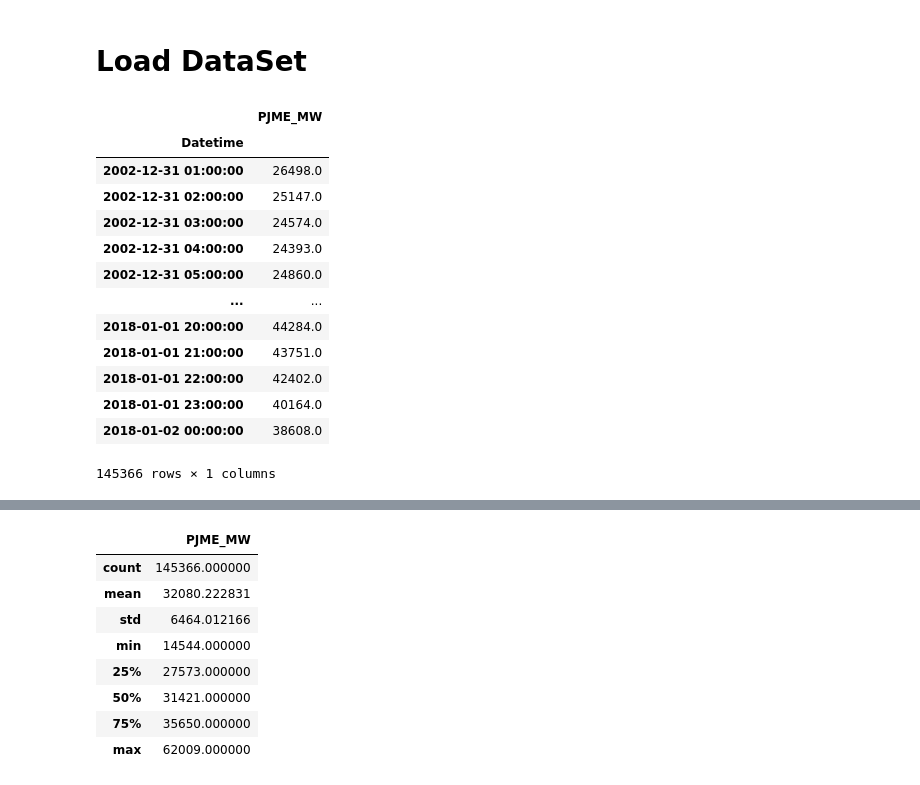
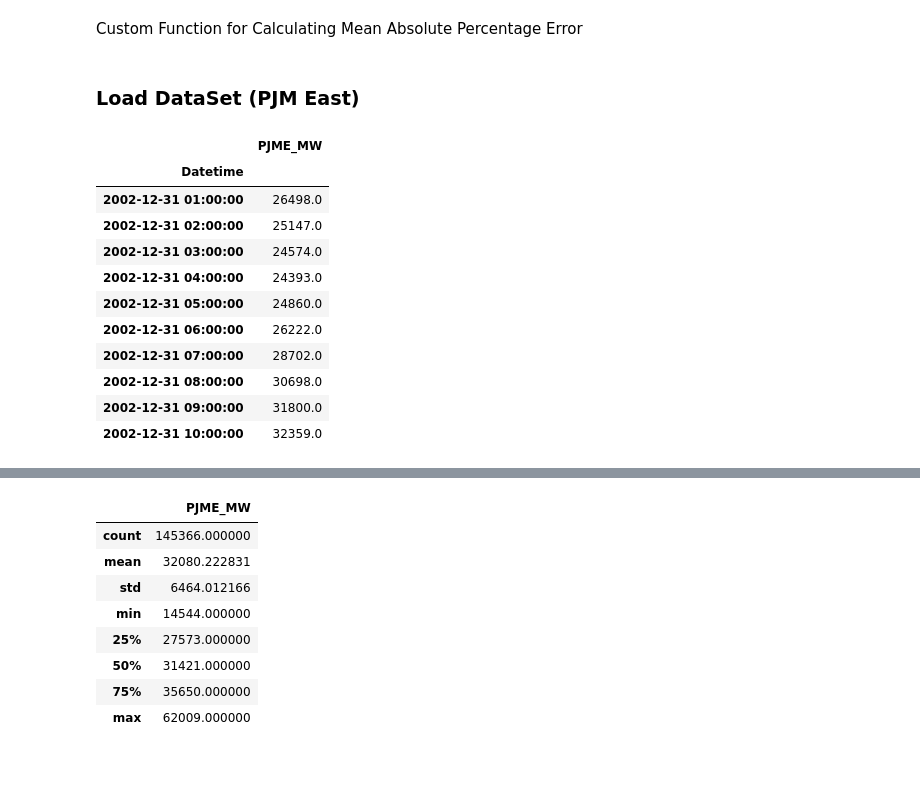
Before and after one commit to minari314159/Energy_Forcasting, a Jupyter notebook: Forecasting.ipynb, the cells around one changed output, grey strips where cells are left out. Saved outputs shown, nothing was run; the diff lists cells and outputs as text; code cells hidden in the pictures.

```diff
--- a/Forecasting.ipynb
+++ b/Forecasting.ipynb
@@ -12,0 +17,2 @@ plt.style.use('ggplot')
+# %% [markdown]
+Custom Function for Calculating Mean Absolute Percentage Error
@@ -13,21 +26,18 @@ plt.style.use('ggplot')
 # %% [markdown]
-# Load DataSet
+### Load DataSet (PJM East)
-# %%
-dfE = pd.read_csv('DataSet/Regions/PJME_hourly.csv').set_index('Datetime')
-dfE.index = pd.to_datetime(dfE.index)
-dfE
-# %% [output]
-|  | PJME_MW |
-| Datetime |  |
-| 2002-12-31 01:00:00 | 26498.0 |
-| 2002-12-31 02:00:00 | 25147.0 |
-| 2002-12-31 03:00:00 | 24574.0 |
-| 2002-12-31 04:00:00 | 24393.0 |
-| 2002-12-31 05:00:00 | 24860.0 |
-| ... | ... |
-| 2018-01-01 20:00:00 | 44284.0 |
-| 2018-01-01 21:00:00 | 43751.0 |
-| 2018-01-01 22:00:00 | 42402.0 |
-| 2018-01-01 23:00:00 | 40164.0 |
-| 2018-01-02 00:00:00 | 38608.0 |
-145366 rows × 1 columns
+# %%
+pjme = pd.read_csv('DataSet/Regions/PJME_hourly.csv', index_col=[0], parse_dates=[0])
+pjme.head(10)
+# %% [output]
+|  | PJME_MW |
+| Datetime |  |
+| 2002-12-31 01:00:00 | 26498.0 |
+| 2002-12-31 02:00:00 | 25147.0 |
+| 2002-12-31 03:00:00 | 24574.0 |
+| 2002-12-31 04:00:00 | 24393.0 |
+| 2002-12-31 05:00:00 | 24860.0 |
+| 2002-12-31 06:00:00 | 26222.0 |
+| 2002-12-31 07:00:00 | 28702.0 |
+| 2002-12-31 08:00:00 | 30698.0 |
+| 2002-12-31 09:00:00 | 31800.0 |
+| 2002-12-31 10:00:00 | 32359.0 |
```
Also changed, not shown: parts of 20 cells of this notebook, 1 other file.
